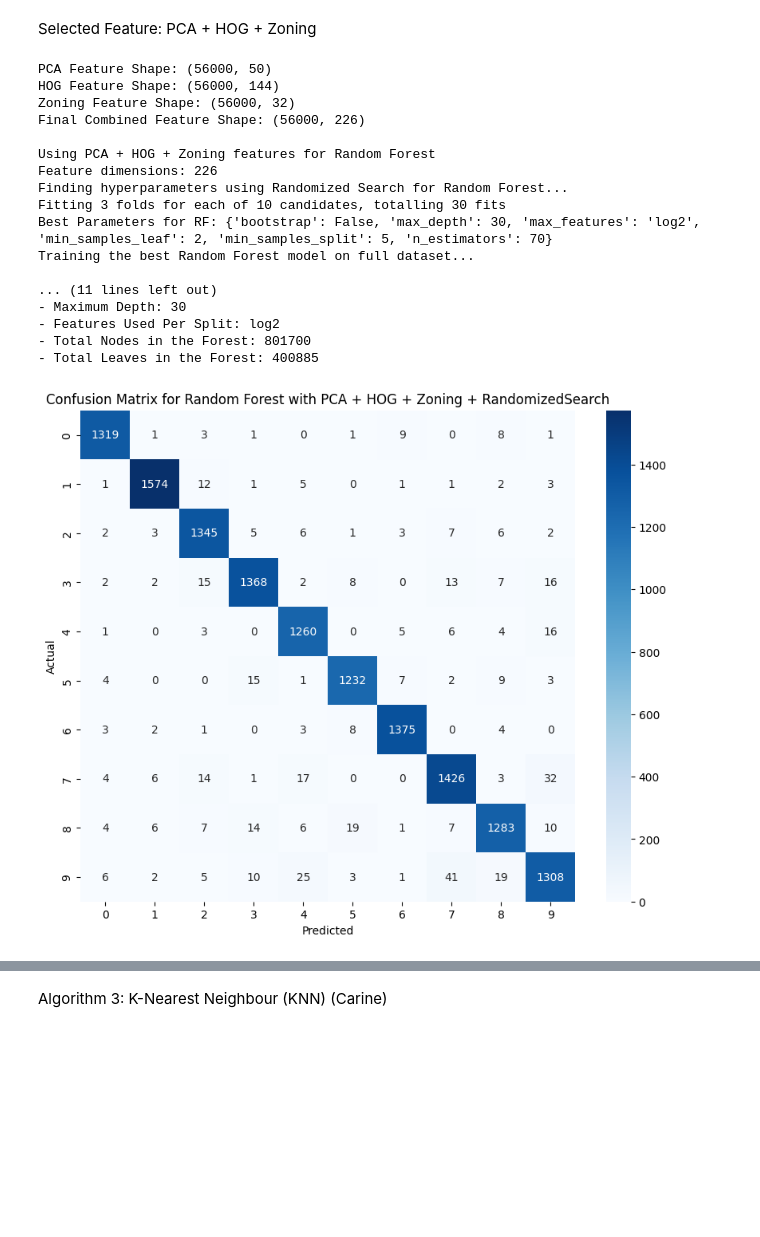
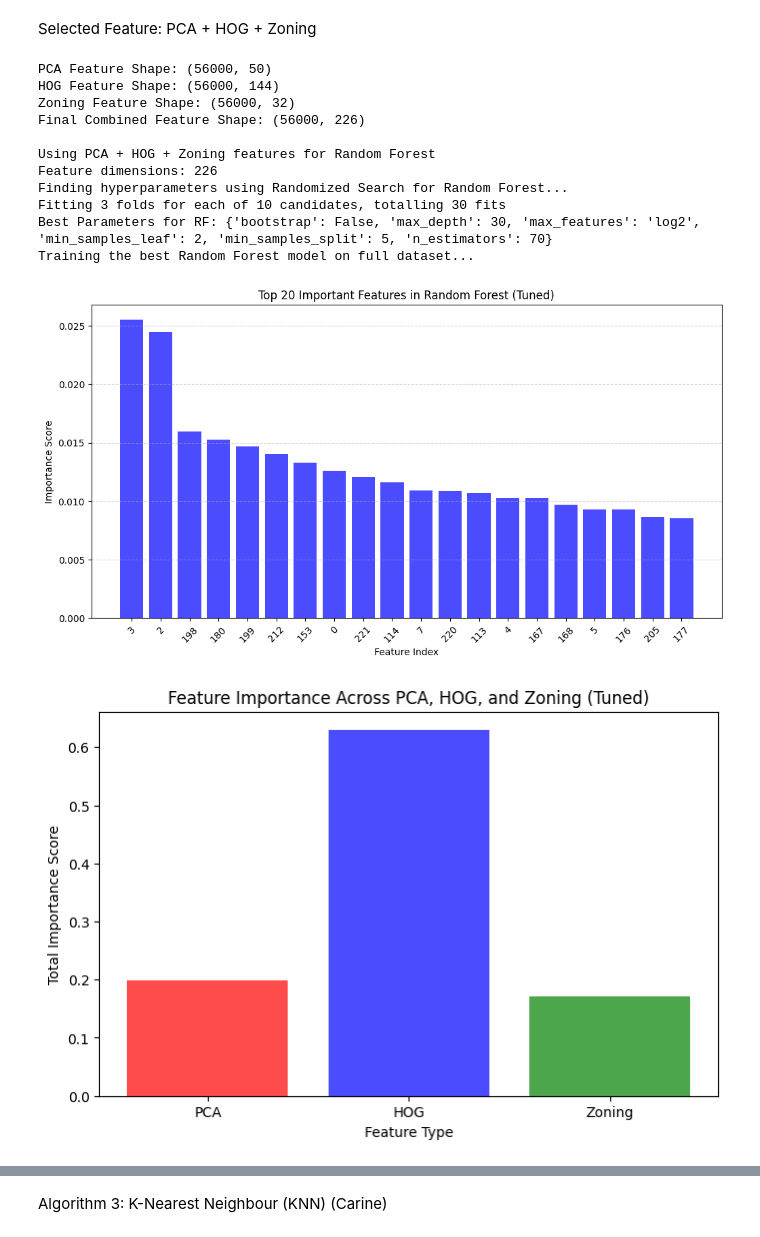
Before and after one commit to Eerraaaa/INF2008ML, a Jupyter notebook: main.ipynb, the cells around one changed output, grey strips where cells are left out. Saved outputs shown, nothing was run; the diff lists cells and outputs as text; code cells hidden in the pictures; blank space fills up the shorter version.

```diff
--- a/main.ipynb
+++ b/main.ipynb
@@ -2105,6 +2338,49 @@ start_time = time.time()
 best_rf.fit(X_train_combined, y_train_np)
 training_time_rf = time.time() - start_time
 
+# Feature Importance Analysis for Tuned Model
+# Extract feature importances from tuned Random Forest
+tuned_feature_importances = best_rf.feature_importances_
+
+# Define number of features in each category
+num_pca_features = X_train_pca.shape[1]  # PCA: 50
+num_hog_features = X_train_hog.shape[1]  # HOG: 144
+num_zoning_features = X_train_zoning.shape[1]  # Zoning: 32
+
+# Split feature importances into their corresponding categories
+pca_importances_tuned = tuned_feature_importances[:num_pca_features]  # First 50 are PCA
+hog_importances_tuned = tuned_feature_importances[num_pca_features:num_pca_features + num_hog_features]  # Next 144 are HOG
+zoning_importances_tuned = tuned_feature_importances[num_pca_features + num_hog_features:]  # Last 32 are Zoning
+
+# Get indices of top 20 important features
+top_20_idx_tuned = np.argsort(tuned_feature_importances)[-20:][::-1]  # Get top 20 indices
+top_20_values_tuned = tuned_feature_importances[top_20_idx_tuned]
+
+# Plot top 20 important features for tuned model
+plt.figure(figsize=(12, 6))
+plt.bar(range(20), top_20_values_tuned, color='blue', alpha=0.7)
+plt.xlabel("Feature Index")
+plt.ylabel("Importance Score")
+plt.xticks(range(20), top_20_idx_tuned, rotation=45)
+plt.title("Top 20 Important Features in Random Forest (Tuned)")
+plt.grid(axis='y', linestyle='--', alpha=0.5)
+plt.show()
+
+# Compute total importance per feature type
+total_importance_pca_tuned = np.sum(pca_importances_tuned)
+total_importance_hog_tuned = np.sum(hog_importances_tuned)
+total_importance_zoning_tuned = np.sum(zoning_importances_tuned)
+
+# Plot the importance distribution for tuned model
+plt.figure(figsize=(8, 5))
+plt.bar(["PCA", "HOG", "Zoning"],
+        [total_importance_pca_tuned, total_importance_hog_tuned, total_importance_zoning_tuned],
+        color=['red', 'blue', 'green'], alpha=0.7)
+plt.xlabel("Feature Type")
+plt.ylabel("Total Importance Score")
+plt.title("Feature Importance Across PCA, HOG, and Zoning (Tuned)")
+plt.show()
+
 # Start time for prediction
 start_time = time.time()
 y_pred_rf = best_rf.predict(X_test_combined)
@@ -2178,37 +2454,32 @@ plt.xticks(range(len(top_results_rf)),
            rotation=45, ha='right')
 
 plt.xlabel('Parameter Set')
 plt.ylabel('Mean Test Score')
 plt.title('Top 5 Parameter Sets from RandomizedSearchCV (Random Forest)')
 plt.grid(True, linestyle='--', alpha=0.5)
 plt.tight_layout()
 plt.show()
 
 plt.figure(figsize=(10, 6))
 
 # Scatter plot for Trees vs. Accuracy
 plt.scatter(top_results_rf['param_n_estimators'], top_results_rf['mean_test_score'], color='red', s=100)
 plt.xlabel("Number of Trees (n_estimators)")
 plt.ylabel("Mean Test Score")
 plt.title("Random Forest: Trees vs. Accuracy")
 plt.grid(True, linestyle='--', alpha=0.5)
 plt.show()
 # %% [output]
 PCA Feature Shape: (56000, 50)
 HOG Feature Shape: (56000, 144)
 Zoning Feature Shape: (56000, 32)
 Final Combined Feature Shape: (56000, 226)
 
 Using PCA + HOG + Zoning features for Random Forest
 Feature dimensions: 226
 Finding hyperparameters using Randomized Search for Random Forest...
 Fitting 3 folds for each of 10 candidates, totalling 30 fits
 Best Parameters for RF: {'bootstrap': False, 'max_depth': 30, 'max_features': 'log2', 'min_samples_leaf': 2, 'min_samples_split': 5, 'n_estimators': 70}
 Training the best Random Forest model on full dataset...
-
-... (11 lines left out)
-- Maximum Depth: 30
-- Features Used Per Split: log2
-- Total Nodes in the Forest: 801700
-- Total Leaves in the Forest: 400885
-[figure, old version]
+[figure, new version]
+[figure, new version]
```
Also changed, not shown: parts of 9 cells of this notebook.
